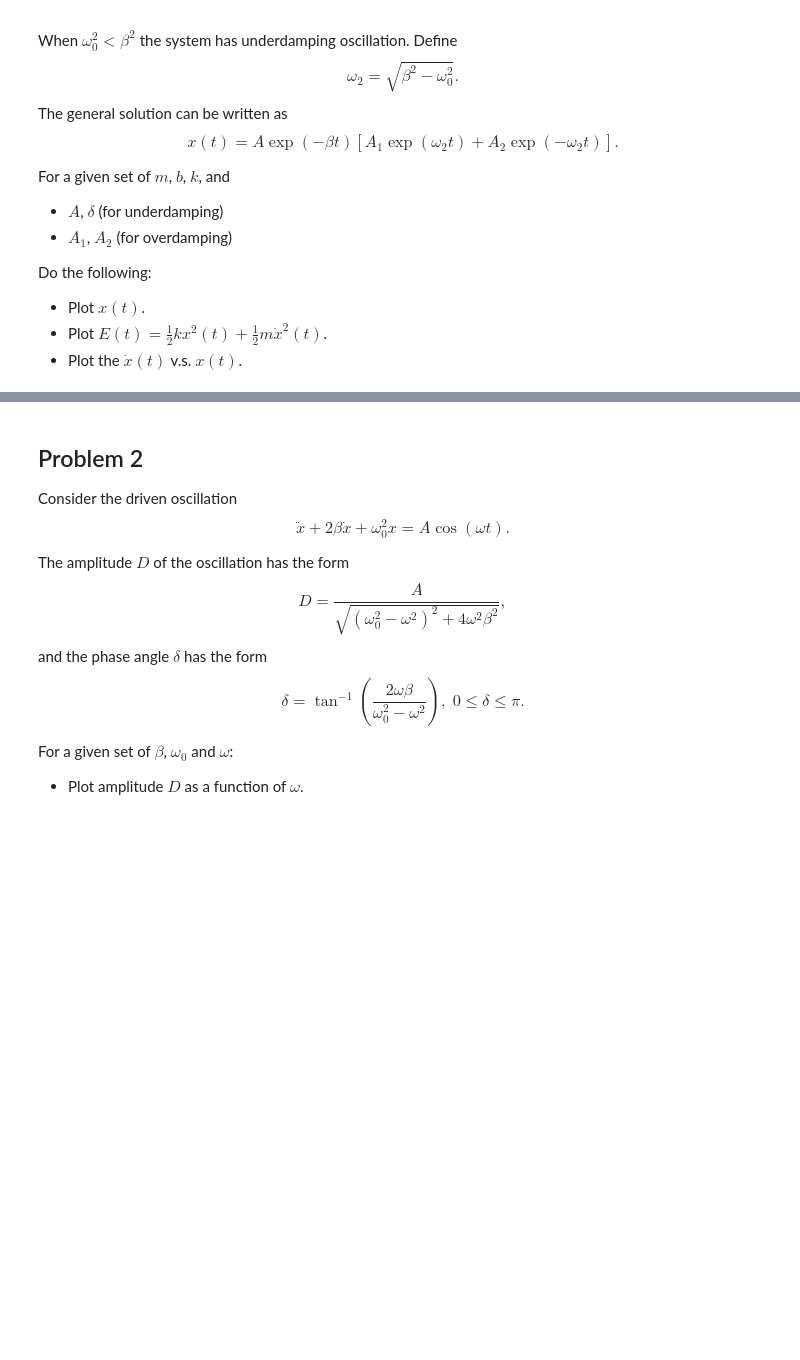
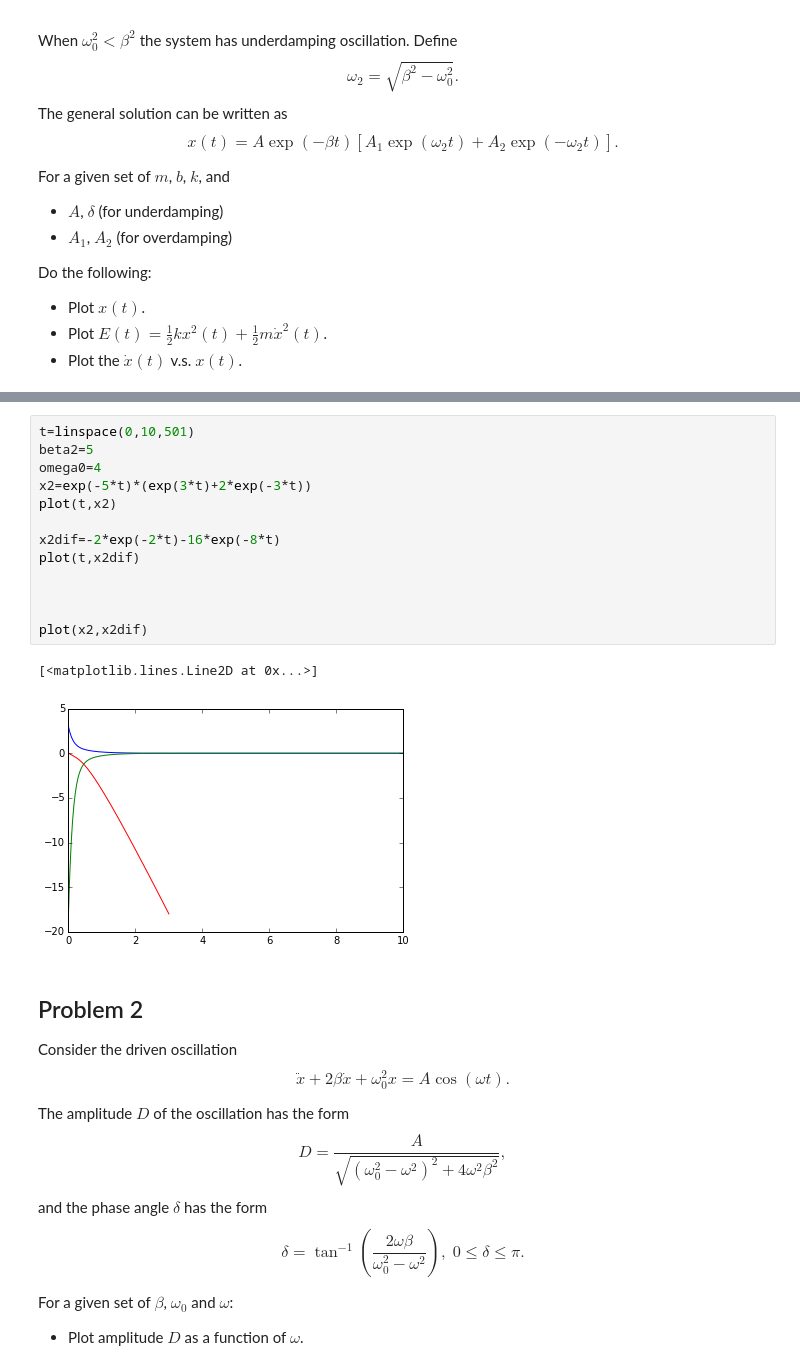
Before and after one commit to pcchen/NTHU10320PHYS290000, a Jupyter notebook: student/100022210/Homework5.ipynb, the cells around one changed output, grey strips where cells are left out. Cells and saved outputs as stored; diff of their text form; blank space fills up the shorter version.

```diff
--- a/student/100022210/Homework5.ipynb
+++ b/student/100022210/Homework5.ipynb
@@ -46,3 +72,19 @@ Do the following:
+# %%
+t=linspace(0,10,501)
+beta2=5
+omega0=4
+x2=exp(-5*t)*(exp(3*t)+2*exp(-3*t))
+plot(t,x2)
+
+x2dif=-2*exp(-2*t)-16*exp(-8*t)
+plot(t,x2dif)
+
+
+
+plot(x2,x2dif)
+# %% [output]
+[<matplotlib.lines.Line2D at 0x...>]
+[figure, added]
 # %% [markdown]
 ## Problem 2
 
```
Also changed, not shown: parts of 6 cells of this notebook.
